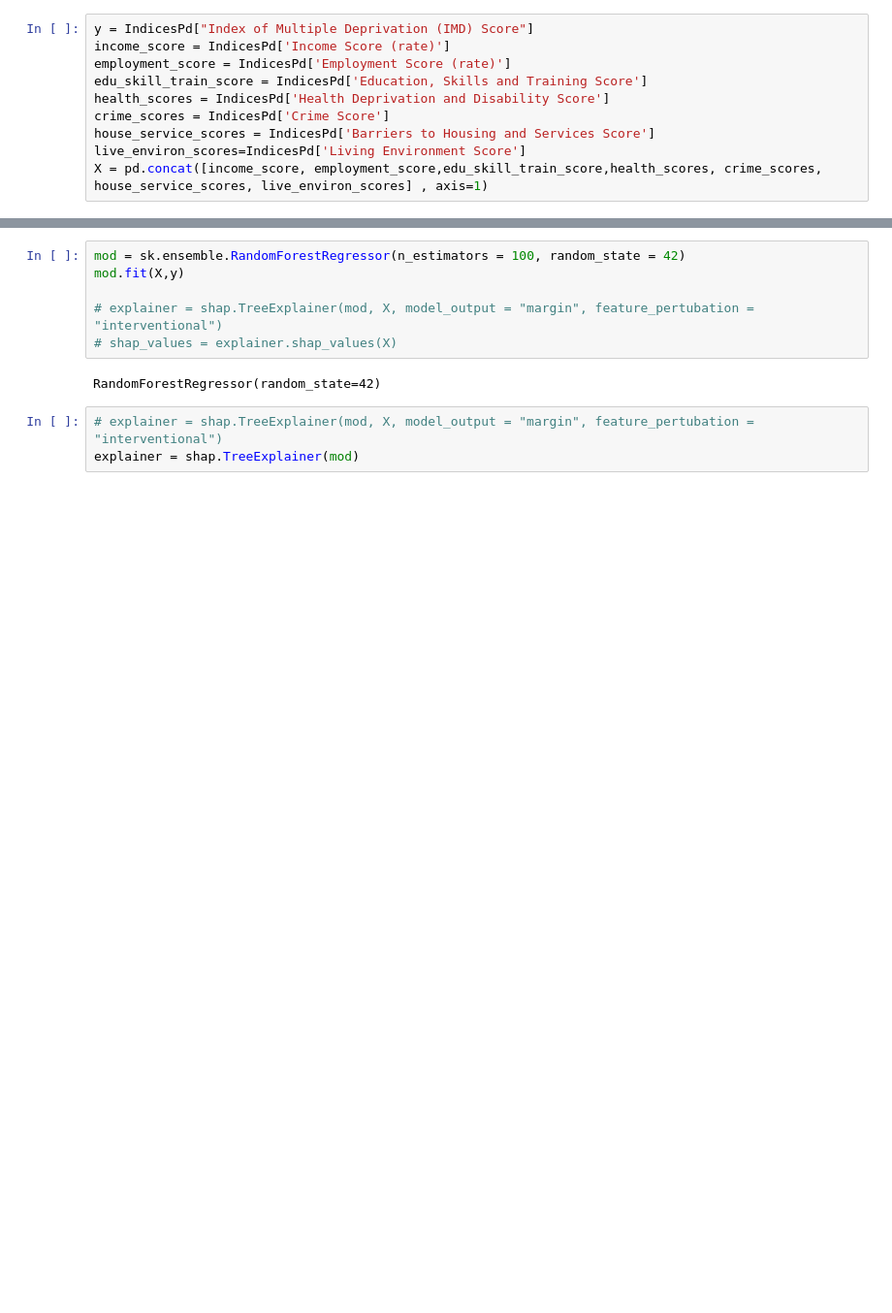
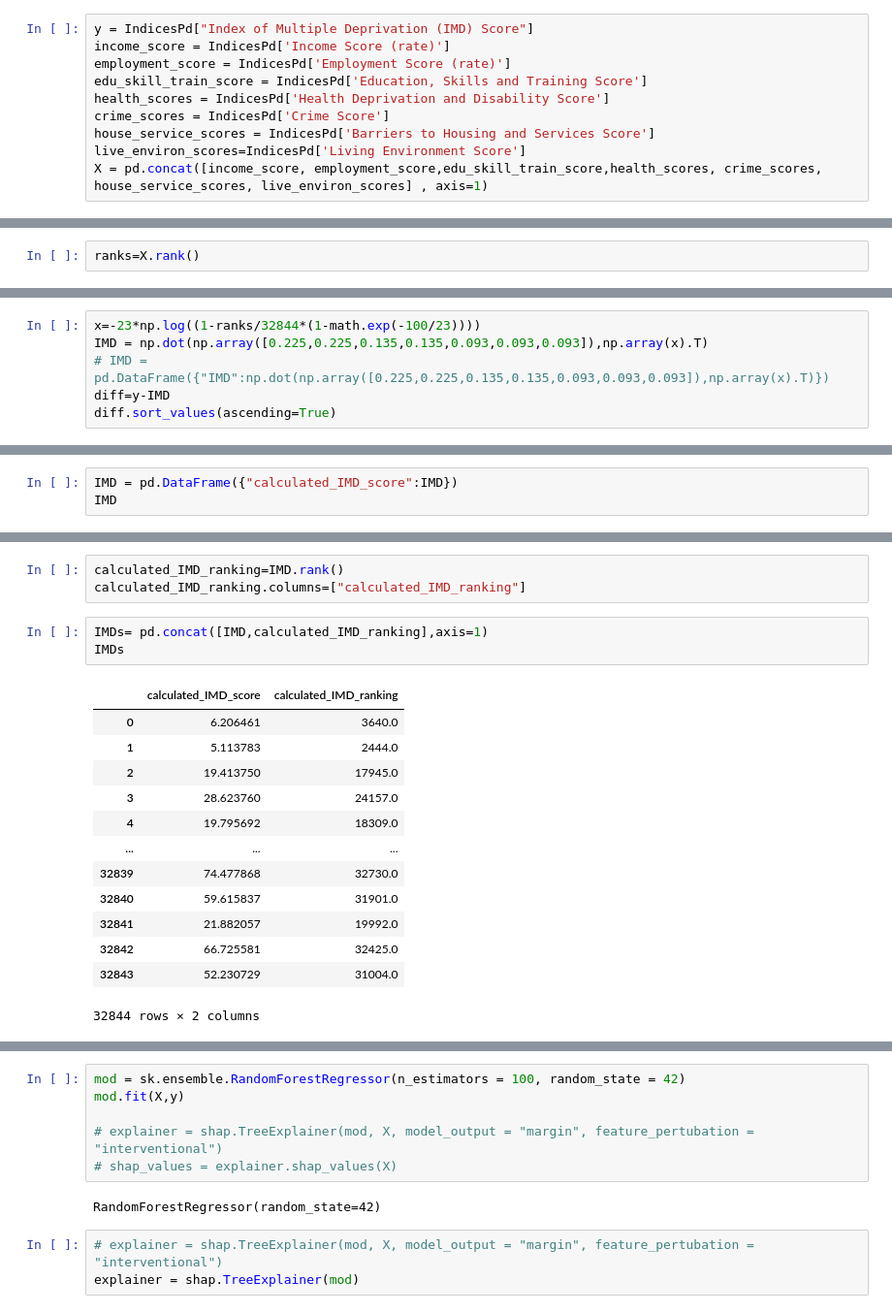
Before and after one commit to Dora-fxh/CASA_Dissertation_XiaohanFeng, a Jupyter notebook: Untitled.ipynb, the cells around one changed output, grey strips where cells are left out. Shown: that part at 97% size. Cells and saved outputs as stored; diff of their text form; blank space fills up the shorter version.

```diff
--- a/Untitled.ipynb
+++ b/Untitled.ipynb
@@ -75,0 +47,2 @@ X
+# %%
+ranks=X.rank()
@@ -75,0 +69,6 @@ X
+# %%
+x=-23*np.log((1-ranks/32844*(1-math.exp(-100/23))))
+IMD = np.dot(np.array([0.225,0.225,0.135,0.135,0.093,0.093,0.093]),np.array(x).T)
+# IMD = pd.DataFrame({"IMD":np.dot(np.array([0.225,0.225,0.135,0.135,0.093,0.093,0.093]),np.array(x).T)})
+diff=y-IMD
+diff.sort_values(ascending=True)
@@ -75,0 +100,3 @@ X
+# %%
+IMD = pd.DataFrame({"calculated_IMD_score":IMD})
+IMD
@@ -75,0 +117,20 @@ X
+# %%
+calculated_IMD_ranking=IMD.rank()
+calculated_IMD_ranking.columns=["calculated_IMD_ranking"]
+# %%
+IMDs= pd.concat([IMD,calculated_IMD_ranking],axis=1)
+IMDs
+# %% [output]
+|  | calculated_IMD_score | calculated_IMD_ranking |
+| 0 | 6.206461 | 3640.0 |
+| 1 | 5.113783 | 2444.0 |
+| 2 | 19.413750 | 17945.0 |
+| 3 | 28.623760 | 24157.0 |
+| 4 | 19.795692 | 18309.0 |
+| ... | ... | ... |
+| 32839 | 74.477868 | 32730.0 |
+| 32840 | 59.615837 | 31901.0 |
+| 32841 | 21.882057 | 19992.0 |
+| 32842 | 66.725581 | 32425.0 |
+| 32843 | 52.230729 | 31004.0 |
+32844 rows × 2 columns
```
Also changed, not shown: parts of 13 cells of this notebook, 4 other files.
